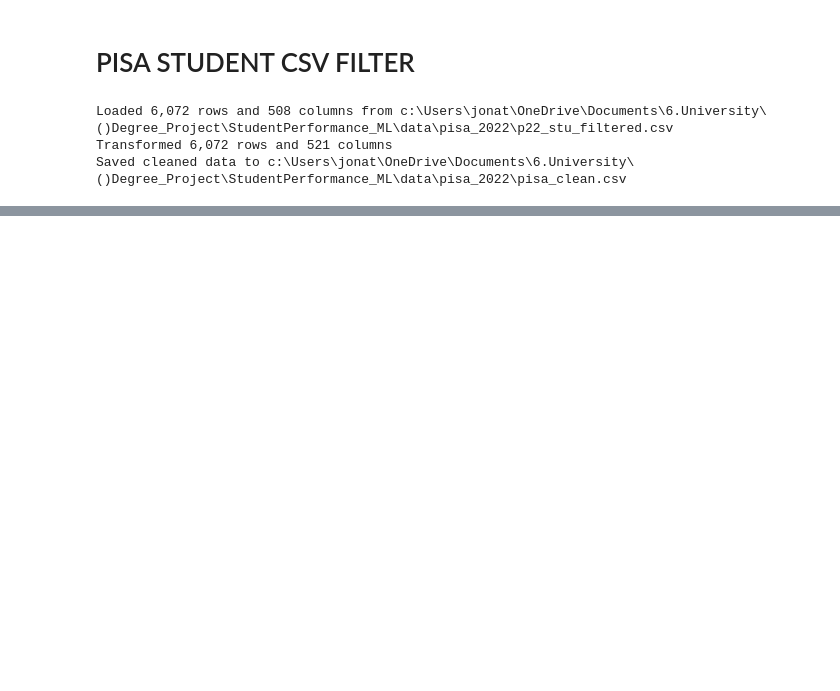
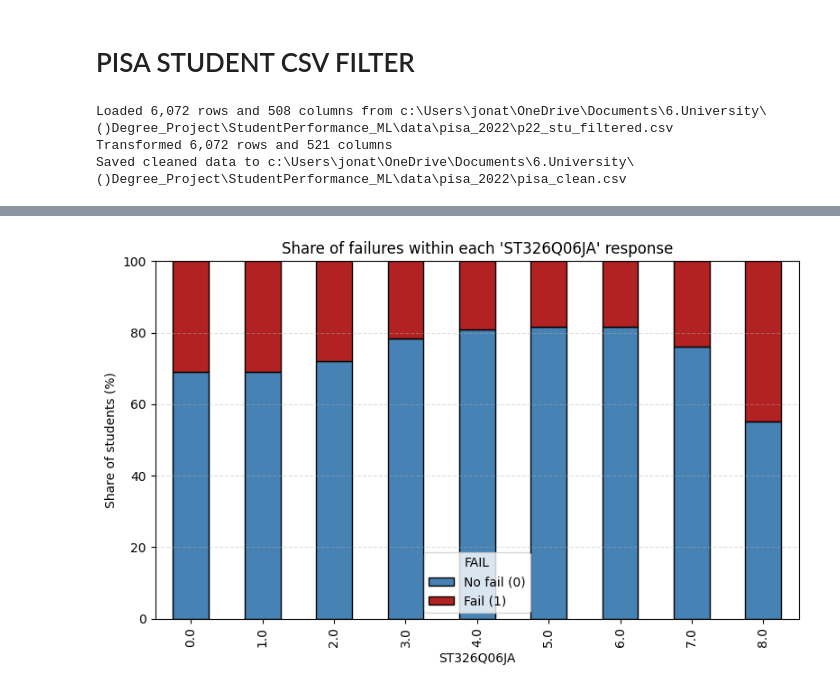
Before and after one commit to Jonelix/StudentPerformance_ML, a Jupyter notebook: pisa_CSV.ipynb, the cells around one changed output, grey strips where cells are left out. Cells and saved outputs as stored; diff of their text form; code cells hidden in the pictures; blank space fills up the shorter version.

```diff
--- a/pisa_CSV.ipynb
+++ b/pisa_CSV.ipynb
@@ -113,0 +210,57 @@ Saved cleaned data to c:\Users\jonat\OneDrive\Documents\6.University\()Degree_Pr
+# %%
+import pandas as pd
+import numpy as np
+import matplotlib.pyplot as plt
+from pathlib import Path
+
+ROOT            = Path.cwd()
+CLEAN_DATA_PATH = ROOT / "data/pisa_2022/pisa_clean.csv"
+goal = "GENERAL_SCORE"  # <- replace with the column you want to inspect
+#feature  = "ST326Q05JA"  # <- replace with the column you want to inspect
+feature = "ST326Q06JA"  # <- replace with the column you want to inspect
+# =========================
+
+# --- Load data ---
+df = pd.read_csv(CLEAN_DATA_PATH)
+
+# --- Check if feature exists ---
+PISA_PERCENTAGE = 30
+GRADE_THRESH = df['GENERAL_SCORE'].quantile(PISA_PERCENTAGE / 100)
+df["FAIL"] = (df[goal] >= GRADE_THRESH).astype(int)
+df["FAIL"] = 1 - df["FAIL"]
+
+# --- Calculate distribution by FAIL status ---
+# rows  : distinct values of `feature`
+# cols  : FAIL == 0  (blue, passed), FAIL == 1 (red, failed)
+dist = (
+    df.groupby([feature, "FAIL"])
+      .size()
+      .unstack(fill_value=0)           # counts
+      .sort_index()
+)
+
+# --- Convert to percentage ---
+pct = dist.div(dist.sum(axis=1), axis=0) * 100   # rows sum to 100 %
+
+# --- Plot ---
+fig, ax = plt.subplots(figsize=(8, 5))
+
+colors = {0: "steelblue", 1: "firebrick"}        # 0 → blue, 1 → red
+pct[[0, 1]].plot(
+    kind="bar",
+    stacked=True,
+    color=[colors[0], colors[1]],
+    edgecolor="black",
+    ax=ax,
+)
+
+ax.set_xlabel(feature)
+ax.set_ylabel("Share of students (%)")
+ax.set_title(f"Share of failures within each '{feature}' response")
+ax.set_ylim(0, 100)
+ax.legend(["No fail (0)", "Fail (1)"], title="FAIL")
+ax.grid(axis="y", linestyle="--", alpha=0.4)
+plt.tight_layout()
+plt.show()
+# %% [output]
+[figure, added]
```
Also changed, not shown: parts of 5 cells of this notebook, 5 other files.
